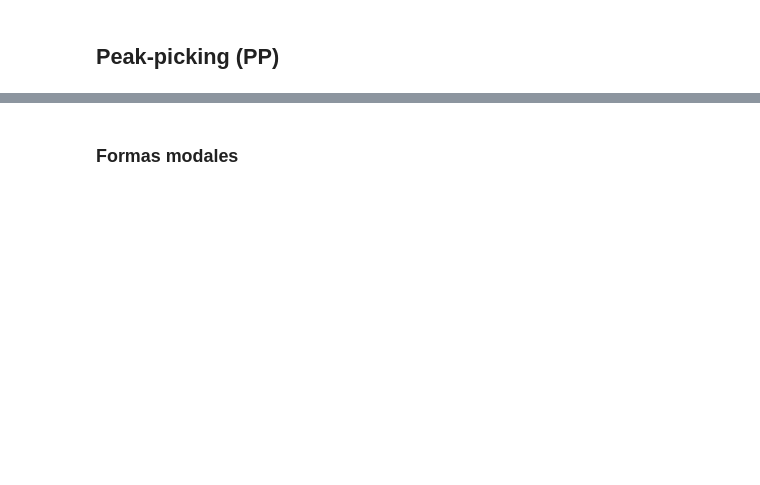
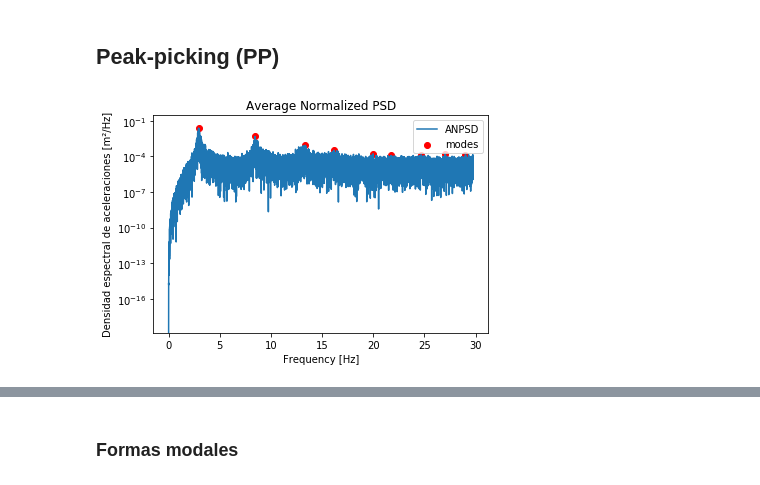
Before and after one commit to rafadodo/atelier, a Jupyter notebook: 4_story_building.ipynb, the cells around one changed output, grey strips where cells are left out. Drawn from its saved outputs; the diff is of its cells as text; code cells hidden in the pictures; blank space fills up the shorter version.

```diff
--- a/4_story_building.ipynb
+++ b/4_story_building.ipynb
@@ -225,13 +292,15 @@ mode_ind_pp = np.array([m for m in signal.argrelmax(ANPSD[:len(f)//4], order=100
 # %%
 plt.figure()
 plt.semilogy(f[:len(f)//4], abs(ANPSD[:len(f)//4]), label='ANPSD')
 plt.scatter(f[mode_ind_pp], abs(ANPSD[mode_ind_pp]), label='modes', color='r')
 plt.title('Average Normalized PSD')
-plt.ylim([abs(ANPSD[len(f)//4]), None])
+# plt.ylim([abs(ANPSD[len(f)//4]), None])
 plt.xlabel('Frequency [Hz]')
 plt.ylabel('Densidad espectral de aceleraciones [m²/Hz]')
 plt.legend()
 plt.show()
+# %% [output]
+[figure, added]
 # %%
 f_pp = f[mode_ind_pp[:4]]
 err_f_pp = (f_pp - f_modes)/f_modes*100
```
Also changed, not shown: parts of 34 cells of this notebook.
